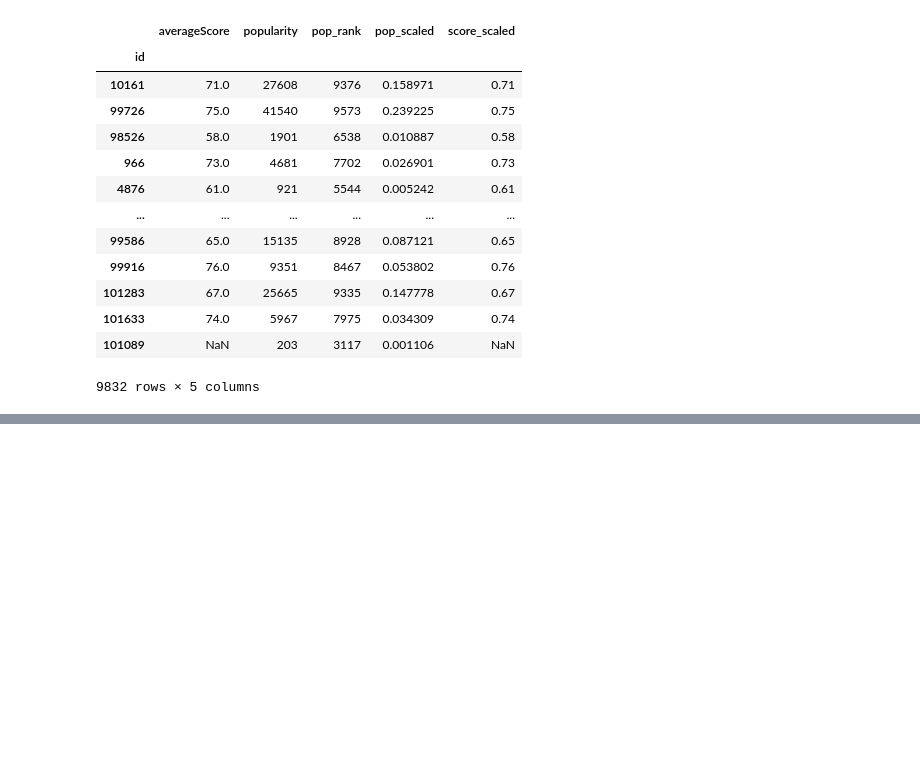
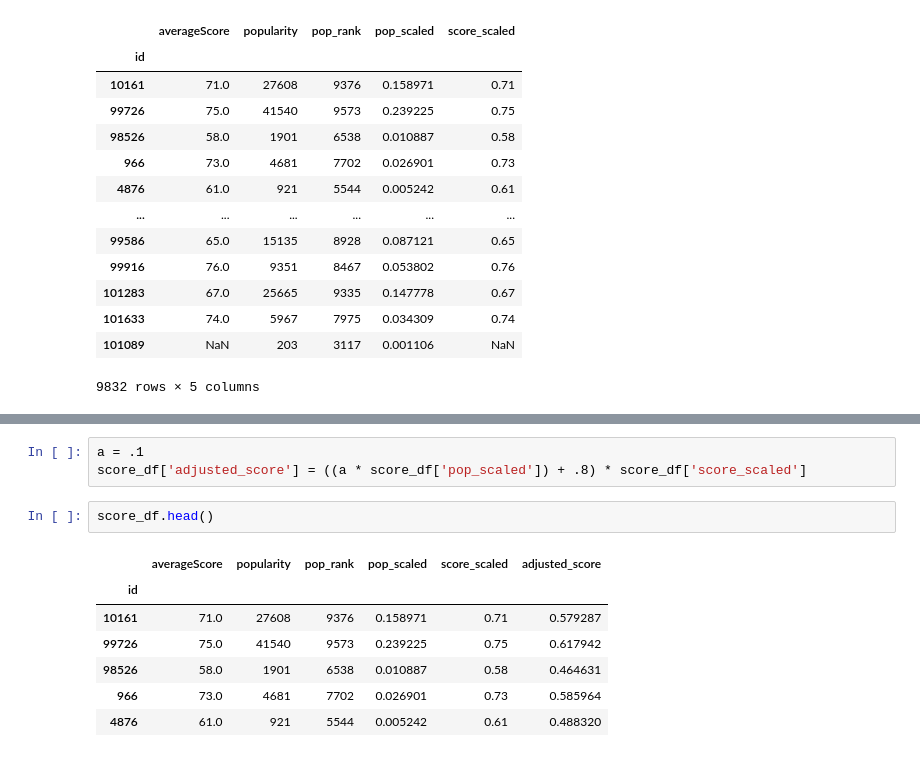
Before and after one commit to sn-ekstrand/content-based-anime-recommender, a Jupyter notebook: initial_eda.ipynb, the cells around one changed output, grey strips where cells are left out. Drawn from its saved outputs; the diff is of its cells as text; blank space fills up the shorter version.

```diff
--- a/initial_eda.ipynb
+++ b/initial_eda.ipynb
@@ -779,0 +796,13 @@ score_df
+# %%
+a = .1
+score_df['adjusted_score'] = ((a * score_df['pop_scaled']) + .8) * score_df['score_scaled']
+# %%
+score_df.head()
+# %% [output]
+|  | averageScore | popularity | pop_rank | pop_scaled | score_scaled | adjusted_score |
+| id |  |  |  |  |  |  |
+| 10161 | 71.0 | 27608 | 9376 | 0.158971 | 0.71 | 0.579287 |
+| 99726 | 75.0 | 41540 | 9573 | 0.239225 | 0.75 | 0.617942 |
+| 98526 | 58.0 | 1901 | 6538 | 0.010887 | 0.58 | 0.464631 |
+| 966 | 73.0 | 4681 | 7702 | 0.026901 | 0.73 | 0.585964 |
+| 4876 | 61.0 | 921 | 5544 | 0.005242 | 0.61 | 0.488320 |
```
Also changed, not shown: parts of 8 cells of this notebook.
